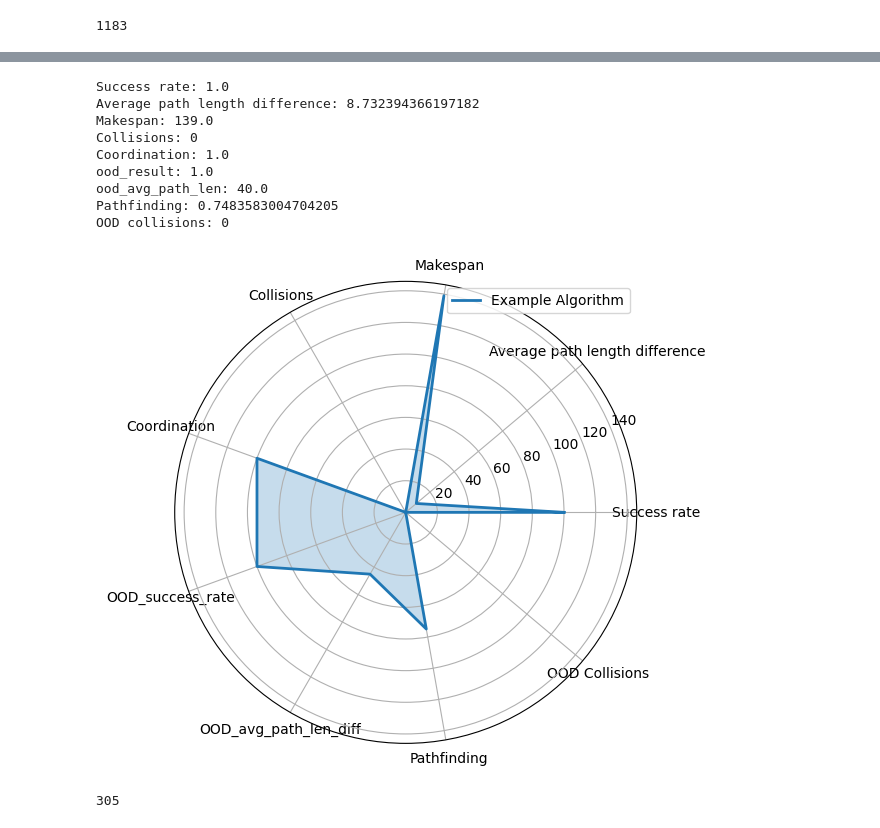
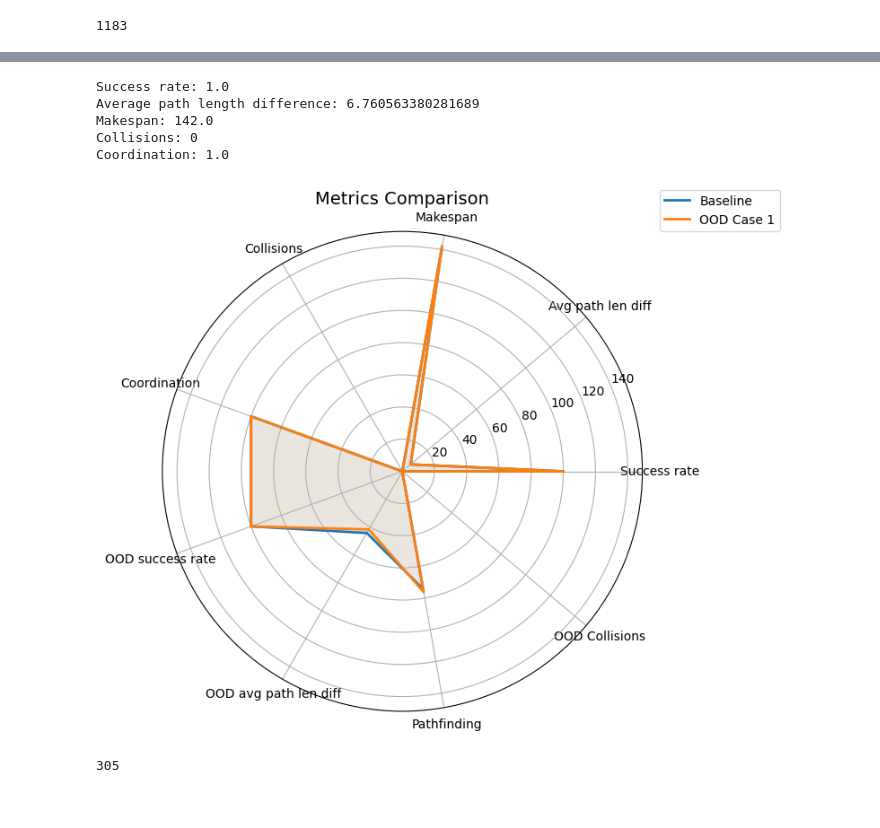
Before and after one commit to nicolazilio0/HERD, a Jupyter notebook: new_hebbian.ipynb, the cells around one changed output, grey strips where cells are left out. Cells and saved outputs as stored; diff of their text form; code cells hidden in the pictures.

Commit message:
updated metrics

```diff
--- a/new_hebbian.ipynb
+++ b/new_hebbian.ipynb
@@ -1001,11 +885,18 @@ Peak GPU usage: 853.82 MiB
 # %%
-def wrapped_eval_function():
-    return main_eval_function("maps/uni/output/4.json", G, model, "uni",,0.2)
-monitor_result = monitor_ram_and_gpu(wrapped_eval_function)
+perc=[0.1,0.15]
+agent_removed_list_metrics=[]
+G_modified_list=[]
+for remove_percentage in perc:
+    model_cp = model
+    def wrapped_eval_function():
+        return main_eval_function("maps/uni/output/4.json", G, model_cp, "uni",remove_percentage)
+    monitor_result = monitor_ram_and_gpu(wrapped_eval_function)
 
-print(f"Peak RAM usage: {monitor_result['peak_ram']:.2f} MiB")
-print(f"Peak GPU usage: {monitor_result['peak_gpu']:.2f} MiB")
-agent_removed_list,G_modified= monitor_result["result"]
+    print(f"Peak RAM usage: {monitor_result['peak_ram']:.2f} MiB")
+    print(f"Peak GPU usage: {monitor_result['peak_gpu']:.2f} MiB")
+    agent_removed_list,G_modified= monitor_result["result"]
+    agent_removed_list_metrics.append(agent_removed_list)
+    G_modified_list.append(G_modified)
 # %% [output]
 agent: 0
 [708, 706, 703, 699, 696, 693, 688, 685, 683, 680, 677, 672, 669, 666, 662, 659, 656, 653, 650, 647, 631, 630, 629, 628, 627, 626, 624, 622, 620, 618, 616, 614, 612, 610, 608, 606, 604, 602, 600, 598, ...
@@ -1034,16 +949,13 @@ Peak GPU usage: 853.82 MiB
 # %%
-create_metrics(agent_list,agent_removed_list,G,G_modified)
+# create_metrics(agent_list,agent_removed_list,G,G_modified)
+create_metrics(agent_list, agent_removed_list_metrics, G, G_modified_list, labels=None)
 # %% [output]
 Success rate: 1.0
-Average path length difference: 8.732394366197182
-Makespan: 139.0
+Average path length difference: 6.760563380281689
+Makespan: 142.0
 Collisions: 0
 Coordination: 1.0
-ood_result: 1.0
-ood_avg_path_len: 40.0
-Pathfinding: 0.7483583004704205
-OOD collisions: 0
-[figure, old version]
+[figure, new version]
 # %%
 G=getGraphFromJson("validation-mazes-seed-000/9.json")
 print(G.number_of_nodes())
```
Also changed, not shown: parts of 16 cells of this notebook, 1 other file.
